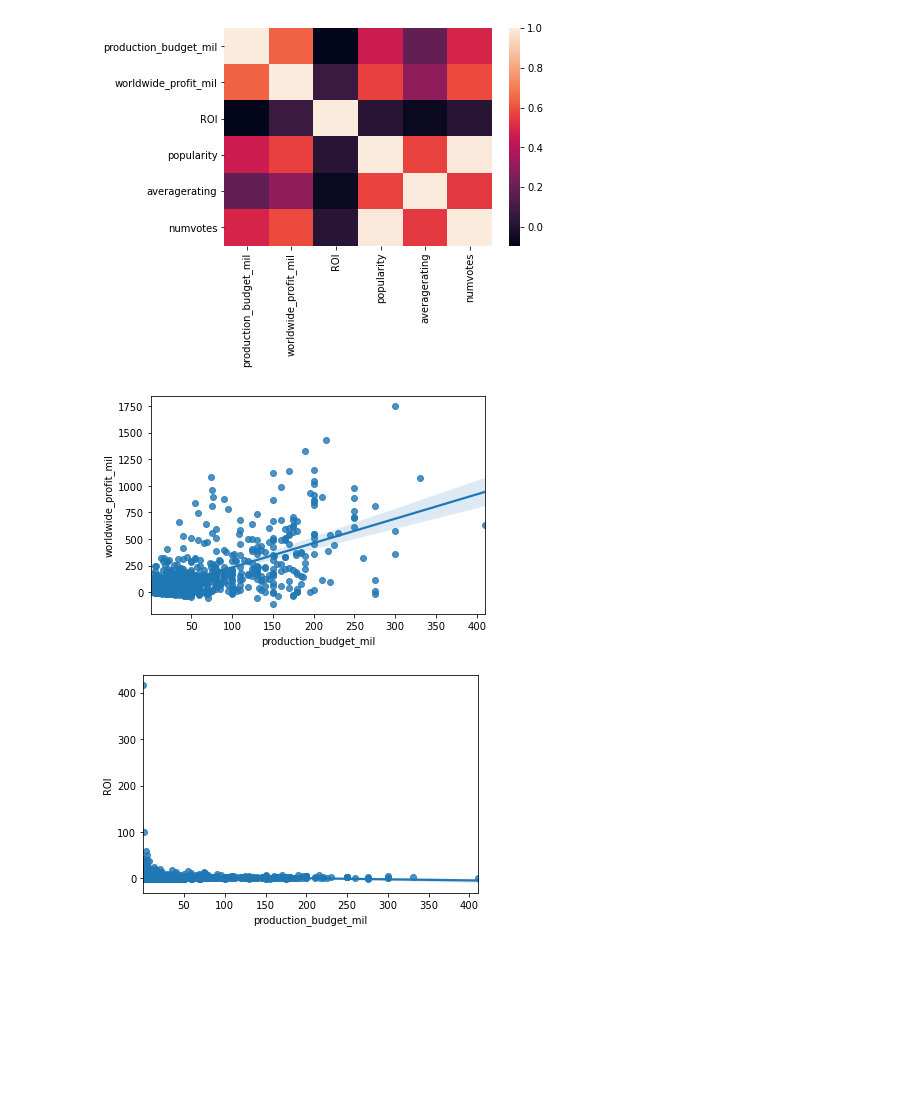
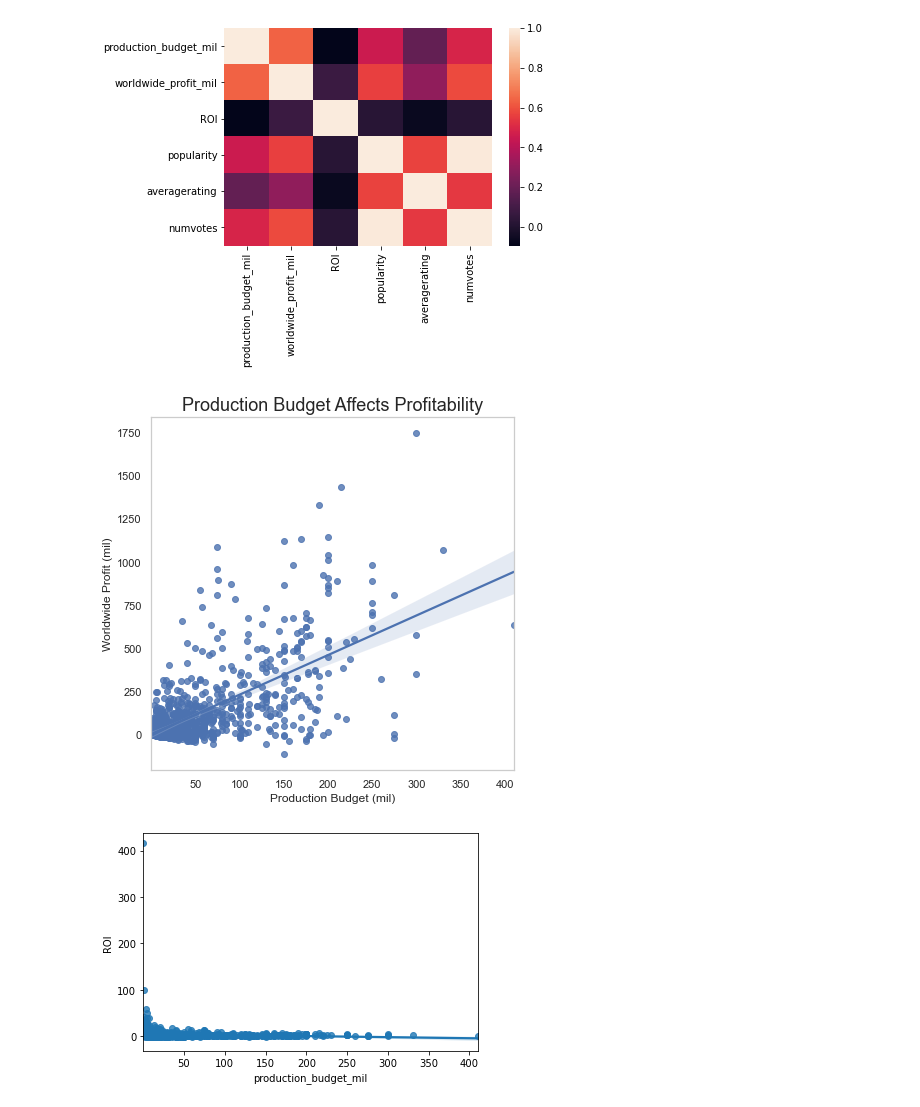
Before and after one commit to gcburgess/Xbox-to-Box-Office, a Jupyter notebook: greg-notebooks-folder/GREG_slightly_polished.ipynb, the cells around one changed output. Cells and saved outputs as stored; diff of their text form; code cells hidden in the pictures; blank space fills up the shorter version.

Commit message:
Improve visualization for presentation using Seaborn

```diff
--- a/greg-notebooks-folder/GREG_slightly_polished.ipynb
+++ b/greg-notebooks-folder/GREG_slightly_polished.ipynb
@@ -33,6 +33,9 @@ import numpy as np
 # print big numbers in pd.DataFrame (instead of scientific notation)
 pd.set_option('display.precision', 12)
 pd.set_option('display.float_format', lambda x: '%.2f' % x)
+
+# Set matplotlib title font size
+plt.rcParams['axes.titlesize'] = 18
 # %% [markdown]
 ### Getting financial info from tn.movie_budgets.csv.gz
 - Contains `production_budget`, `domestic_gross`, `worldwide_gross` formatted as string with special characters (e.g., $425,000,000)
@@ -708,10 +711,17 @@ corr_budgets_ratings = competing_studio_budgets_ratings_df[['production_budget_m
 sns.heatmap(corr_budgets_ratings);
 # %% [output]
 [figure]
-# %%
-sns.regplot(x='production_budget_mil', y='worldwide_profit_mil', data=competing_studio_budgets_ratings_df);
-# %% [output]
-[figure, removed]
+# %%
+fig, ax = plt.subplots(figsize=(6.5, 6.5))
+sns.regplot(x='production_budget_mil', y='worldwide_profit_mil',
+                data=competing_studio_budgets_ratings_df, ax=ax)
+ax.set_title('Production Budget Affects Profitability')
+ax.set_xlabel('Production Budget (mil)')
+ax.set_ylabel('Worldwide Profit (mil)')
+ax.ticklabel_format(style='plain')
+ax.grid(b=False);
+# %% [output]
+[figure, added]
 # %%
 sns.regplot(x='production_budget_mil', y='ROI', data=competing_studio_budgets_ratings_df);
 # %% [output]
```
Also changed, not shown: parts of 30 cells of this notebook.
